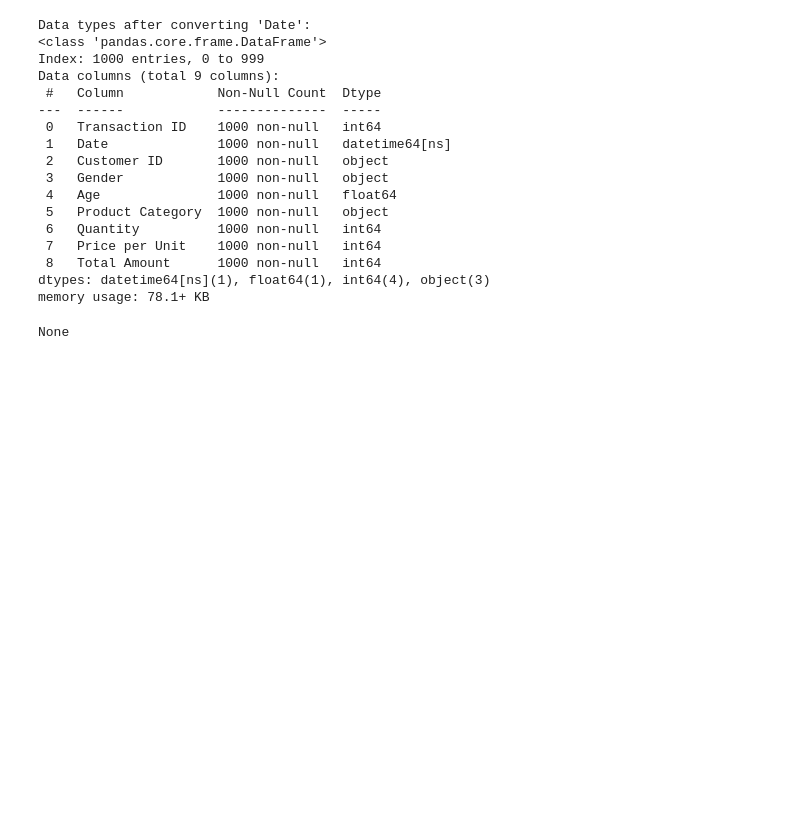
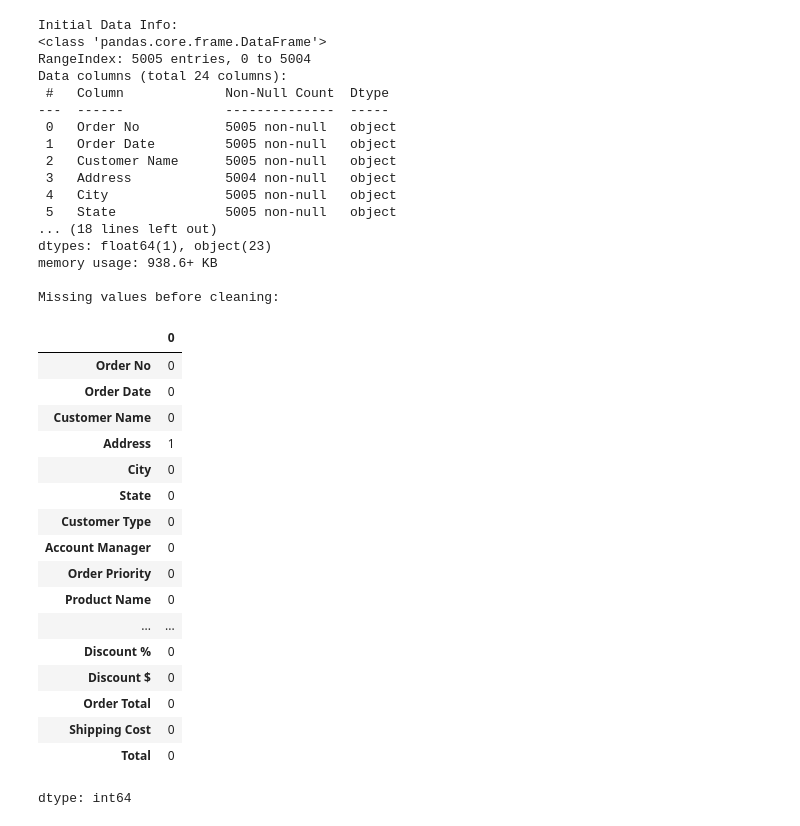
Before and after one commit to Shubhz20/Unity_TeamJeet_OnlineRetailInsights, a Jupyter notebook: notebooks/01_extraction_and_cleaning.ipynb, the cells around one changed output. Drawn from its saved outputs; the diff is of its cells as text; code cells hidden in the pictures; blank space fills up the shorter version.

```diff
--- a/notebooks/01_extraction_and_cleaning.ipynb
+++ b/notebooks/01_extraction_and_cleaning.ipynb
@@ -131,24 +1,48 @@ Number of duplicate rows: 0
-# %%
-df['Date'] = pd.to_datetime(df['Date'])
-
-print("Data types after converting 'Date':")
-display(df.info())
-# %% [output]
-Data types after converting 'Date':
-<class 'pandas.core.frame.DataFrame'>
-Index: 1000 entries, 0 to 999
-Data columns (total 9 columns):
- #   Column            Non-Null Count  Dtype
----  ------            --------------  -----
- 0   Transaction ID    1000 non-null   int64
- 1   Date              1000 non-null   datetime64[ns]
- 2   Customer ID       1000 non-null   object
- 3   Gender            1000 non-null   object
- 4   Age               1000 non-null   float64
- 5   Product Category  1000 non-null   object
- 6   Quantity          1000 non-null   int64
- 7   Price per Unit    1000 non-null   int64
- 8   Total Amount      1000 non-null   int64
-dtypes: datetime64[ns](1), float64(1), int64(4), object(3)
-memory usage: 78.1+ KB
-None
+# %%
+import pandas as pd
+import numpy as np
+
+df = pd.read_csv('/content/data.csv')
+
+
+print("Initial Data Info:")
+df.info()
+
+print("\nMissing values before cleaning:")
+display(df.isnull().sum())
+# %% [output]
+Initial Data Info:
+<class 'pandas.core.frame.DataFrame'>
+RangeIndex: 5005 entries, 0 to 5004
+Data columns (total 24 columns):
+ #   Column             Non-Null Count  Dtype
+---  ------             --------------  -----
+ 0   Order No           5005 non-null   object
+ 1   Order Date         5005 non-null   object
+ 2   Customer Name      5005 non-null   object
+ 3   Address            5004 non-null   object
+ 4   City               5005 non-null   object
+ 5   State              5005 non-null   object
+... (18 lines left out)
+dtypes: float64(1), object(23)
+memory usage: 938.6+ KB
+
+Missing values before cleaning:
+|  | 0 |
+| Order No | 0 |
+| Order Date | 0 |
+| Customer Name | 0 |
+| Address | 1 |
+| City | 0 |
+| State | 0 |
+| Customer Type | 0 |
+| Account Manager | 0 |
+| Order Priority | 0 |
+| Product Name | 0 |
+| ... | ... |
+| Discount % | 0 |
+| Discount $ | 0 |
+| Order Total | 0 |
+| Shipping Cost | 0 |
+| Total | 0 |
+dtype: int64
```
Also changed, not shown: parts of 15 cells of this notebook, 4 other files.
